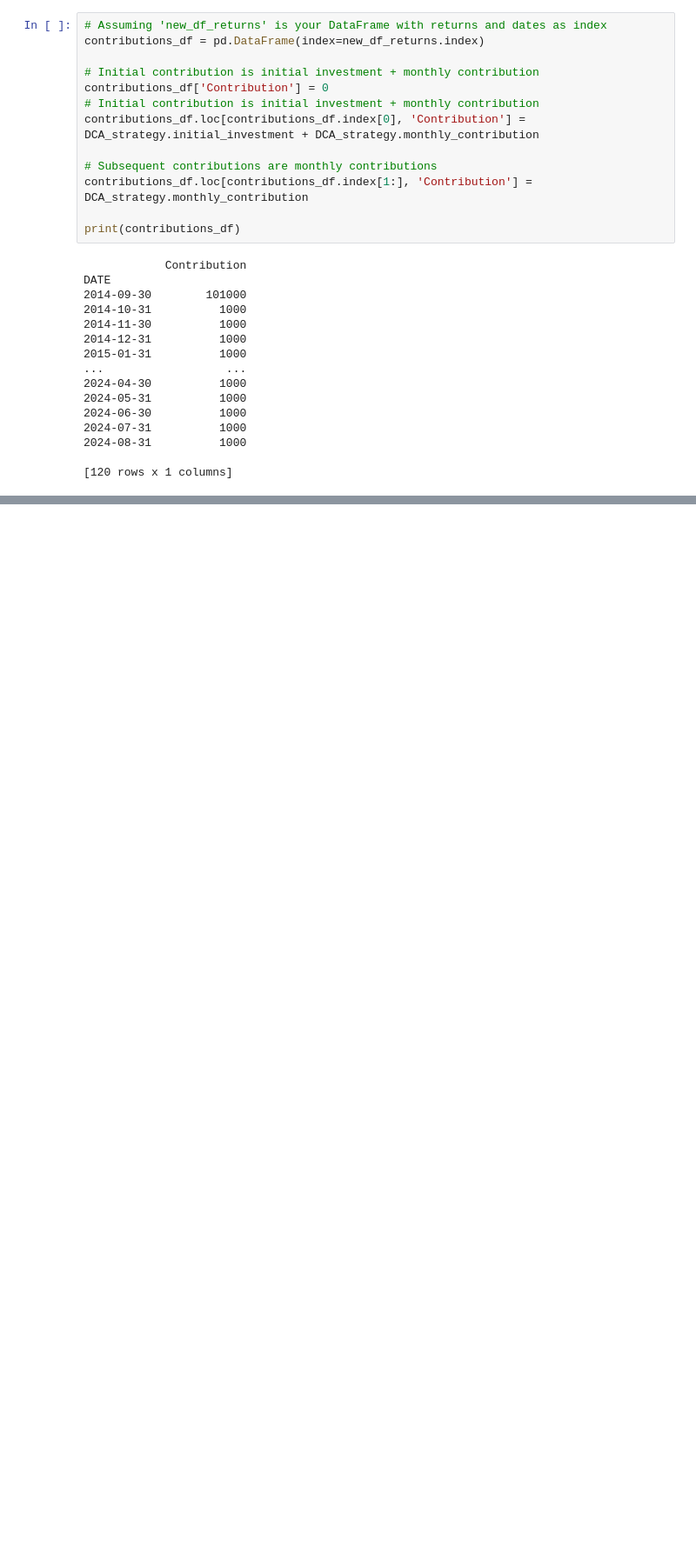
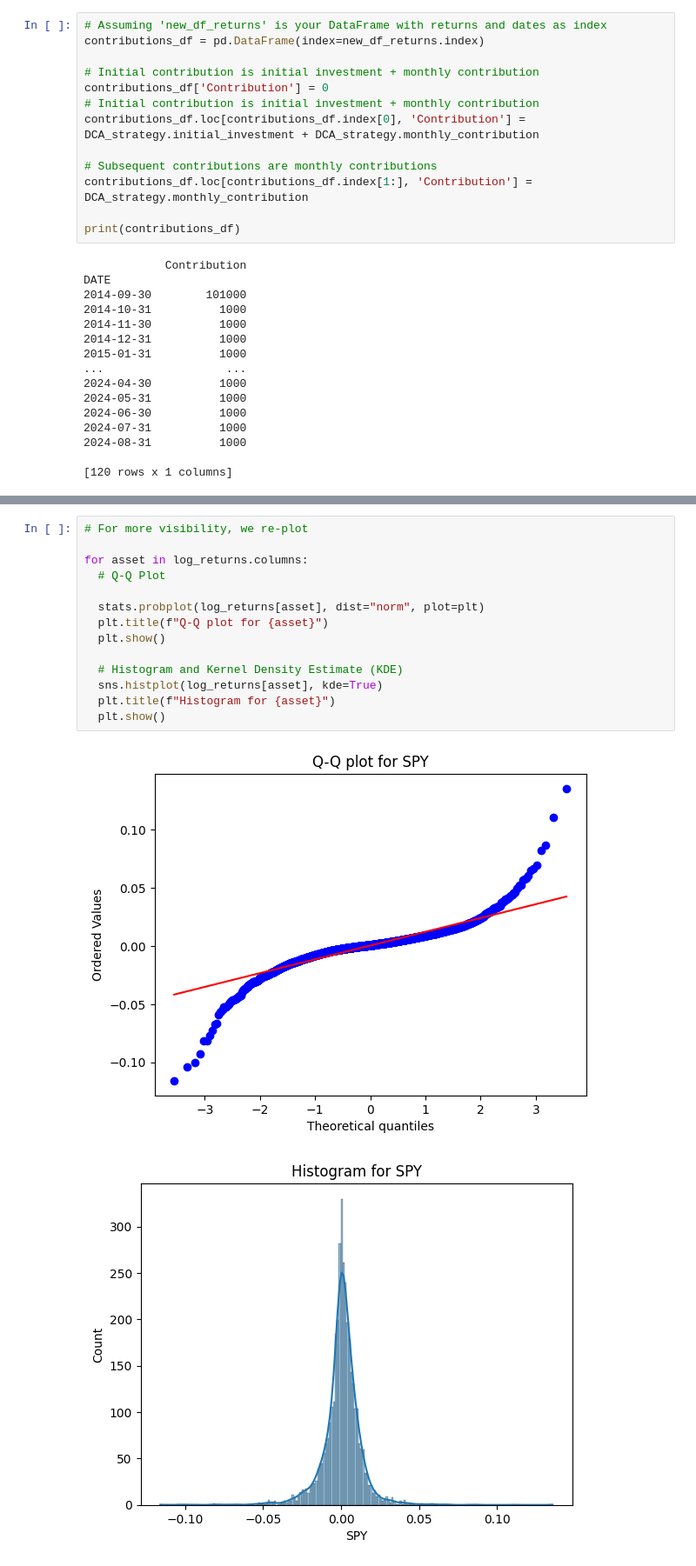
Before and after one commit to mathsuser/Investment_Strategy_Backtesting, a Jupyter notebook: notebooks/investment_management_fundamentals.ipynb, the cells around one changed output, grey strips where cells are left out. Shown at 87% size. Saved outputs shown, nothing was run; the diff lists cells and outputs as text; blank space fills up the shorter version.

```diff
--- a/notebooks/investment_management_fundamentals.ipynb
+++ b/notebooks/investment_management_fundamentals.ipynb
@@ -1657,0 +1794,17 @@ Internal Rate of Return: 12926000.000%
+# %%
+# For more visibility, we re-plot
+
+for asset in log_returns.columns:
+  # Q-Q Plot
+
+  stats.probplot(log_returns[asset], dist="norm", plot=plt)
+  plt.title(f"Q-Q plot for {asset}")
+  plt.show()
+
+  # Histogram and Kernel Density Estimate (KDE)
+  sns.histplot(log_returns[asset], kde=True)
+  plt.title(f"Histogram for {asset}")
+  plt.show()
+# %% [output]
+[figure, added]
+[figure, added]
```
Also changed, not shown: parts of 48 cells of this notebook.
